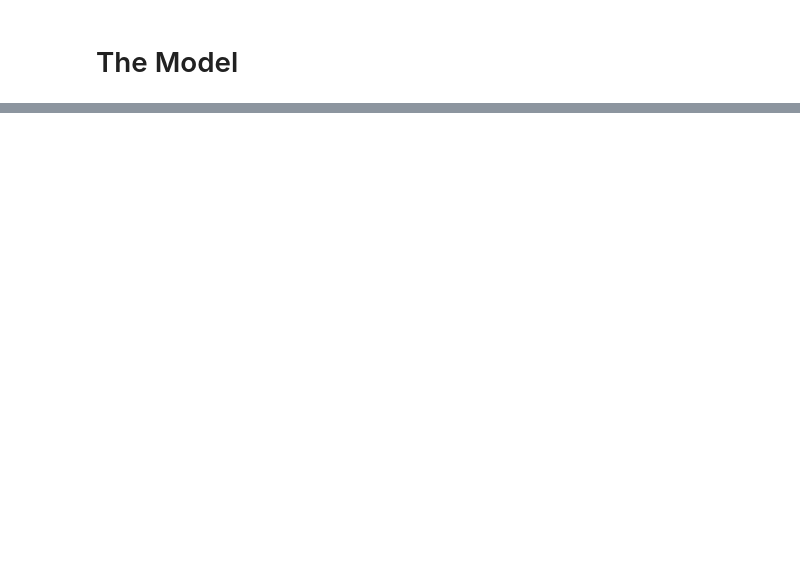
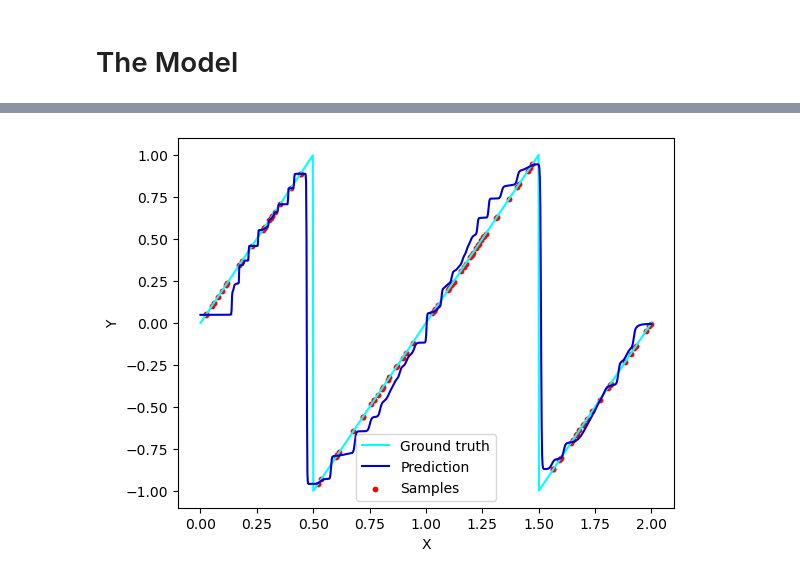
Before and after one commit to DQBO1998/SKNN, a Jupyter notebook: Latent-K-Nearest-Neighbors.ipynb, the cells around one changed output, grey strips where cells are left out. Cells and saved outputs as stored; diff of their text form; code cells hidden in the pictures; blank space fills up the shorter version.

```diff
--- a/Latent-K-Nearest-Neighbors.ipynb
+++ b/Latent-K-Nearest-Neighbors.ipynb
@@ -70,0 +117,5 @@ soft_nn = SoftNearestNeighbors(encoder, similarity)
+# %%
+def generate_data(f: Callable[[Tensor], Tensor], N: int, x_min: int = -1, x_max: int = 1) -> tuple[Tensor, Tensor]:
+    X = th.rand(N, 1) * (x_max - x_min) + x_min
+    Y = f(X)
+    return X, Y
@@ -70,0 +135,6 @@ soft_nn = SoftNearestNeighbors(encoder, similarity)
+# %%
+x_min = 0.; x_max = 2.; resolution = 1000
+X_domain = th.linspace(x_min, x_max, resolution).view(-1, 1)
+fn = lambda x: 2 * (x - (x + 0.5).floor())
+# %%
+X_training, Y_training = generate_data(fn, 100, x_min, x_max)
@@ -70,0 +143,2 @@ soft_nn = SoftNearestNeighbors(encoder, similarity)
+# %%
+soft_nn.fit(X_training, Y_training, split=0.5, verbose=True, epochs=500)
@@ -70,0 +147,19 @@ soft_nn = SoftNearestNeighbors(encoder, similarity)
+# %%
+# Assign prototypes
+X_data, Y_data = generate_data(fn, 100, x_min, x_max)
+soft_nn.prototypes = X_data, Y_data
+# Sample ground truth.
+X = th.linspace(x_min, x_max, resolution).view(-1, 1)
+Y = fn(X)
+# Sample predictions.
+Y_pred = soft_nn(X).detach()
+# Plot everything.
+plt.plot(X.view(-1), Y.view(-1), color='cyan', label='Ground truth')
+plt.plot(X.view(-1), Y_pred.view(-1), color='mediumblue', label='Prediction')
+plt.scatter(soft_nn.prototypes[0].view(-1), soft_nn.prototypes[1].view(-1), label='Samples', color='red', s=10)
+plt.xlabel('X')
+plt.ylabel('Y')
+plt.legend()
+print('Loss: %.6f' % F.mse_loss(Y_pred, Y))
+plt.show()
+# %% [output]
@@ -70,0 +167 @@ soft_nn = SoftNearestNeighbors(encoder, similarity)
+[figure, added]
```
Also changed, not shown: parts of 12 cells of this notebook, 2 other files.
